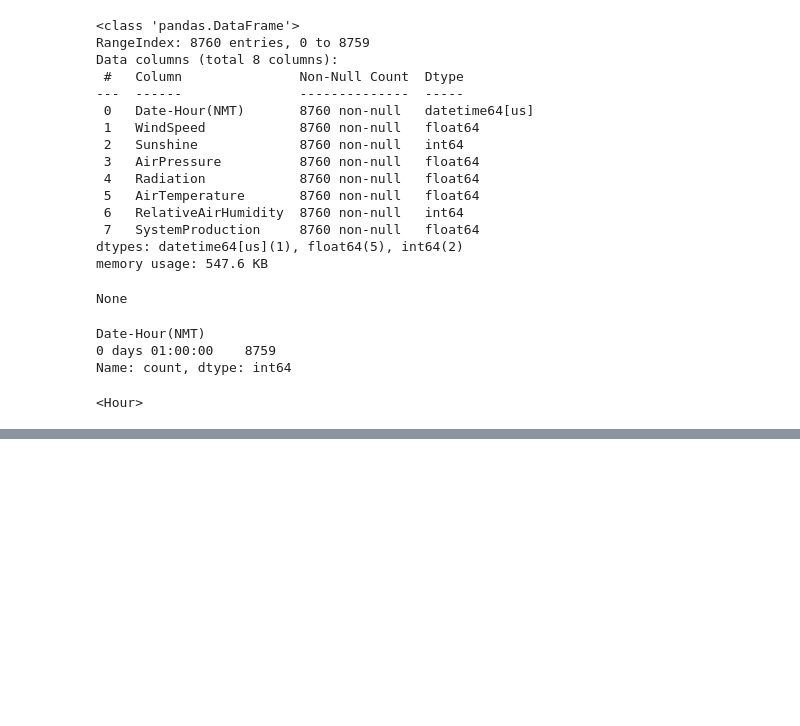
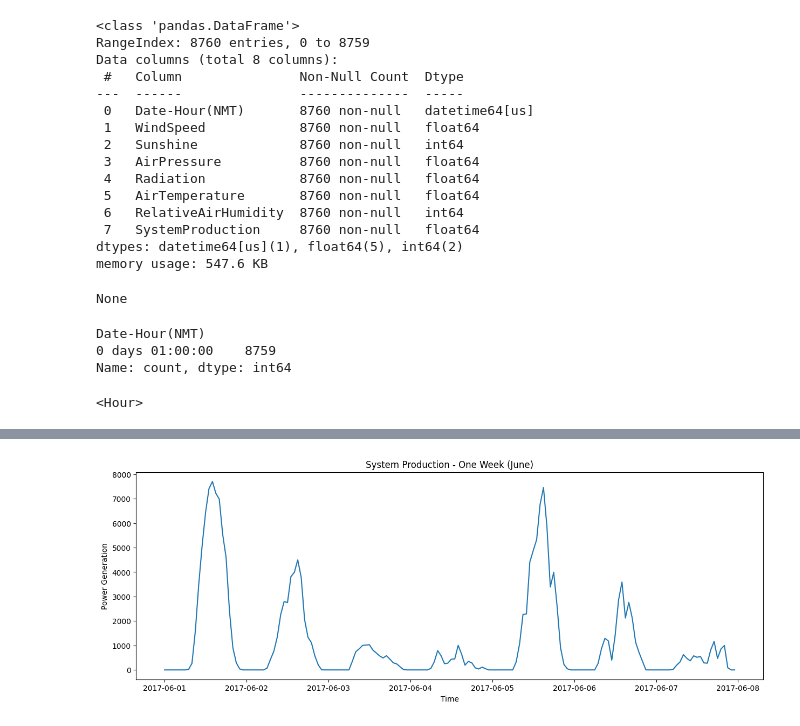
Before and after one commit to MAHEK-ops/solar-energy-forecasting-agent, a Jupyter notebook: notebooks/01_data_understanding.ipynb, the cells around one changed output, grey strips where cells are left out. Drawn from its saved outputs; the diff is of its cells as text; code cells hidden in the pictures; blank space fills up the shorter version.

```diff
--- a/notebooks/01_data_understanding.ipynb
+++ b/notebooks/01_data_understanding.ipynb
@@ -89,0 +101,11 @@ df.index.freq
+# %%
+one_week = df["2017-06-01":"2017-06-07"]
+
+plt.figure(figsize=(15,5))
+plt.plot(one_week["SystemProduction"])
+plt.title("System Production - One Week (June)")
+plt.xlabel("Time")
+plt.ylabel("Power Generation")
+plt.show()
+# %% [output]
+[figure, added]
```
Also changed, not shown: parts of 2 cells of this notebook.
